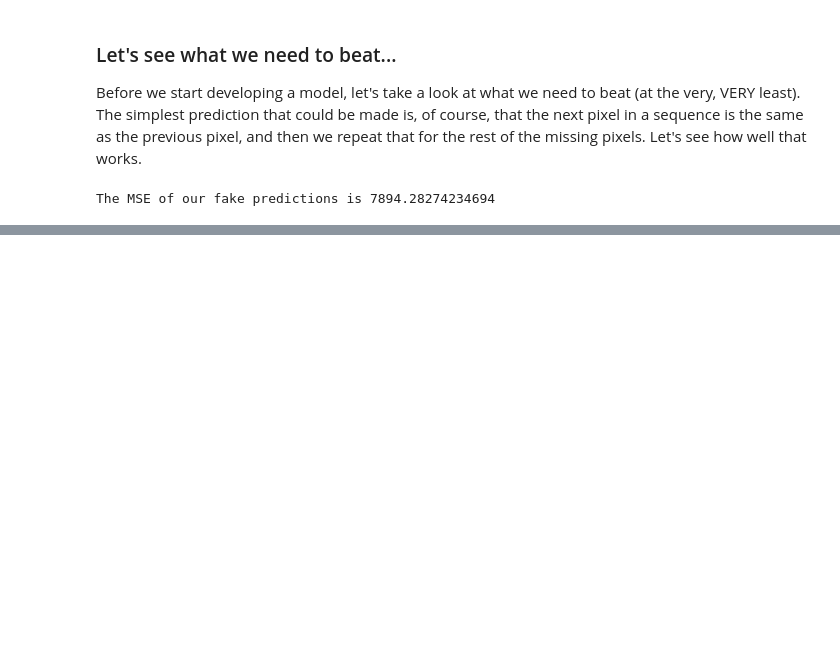
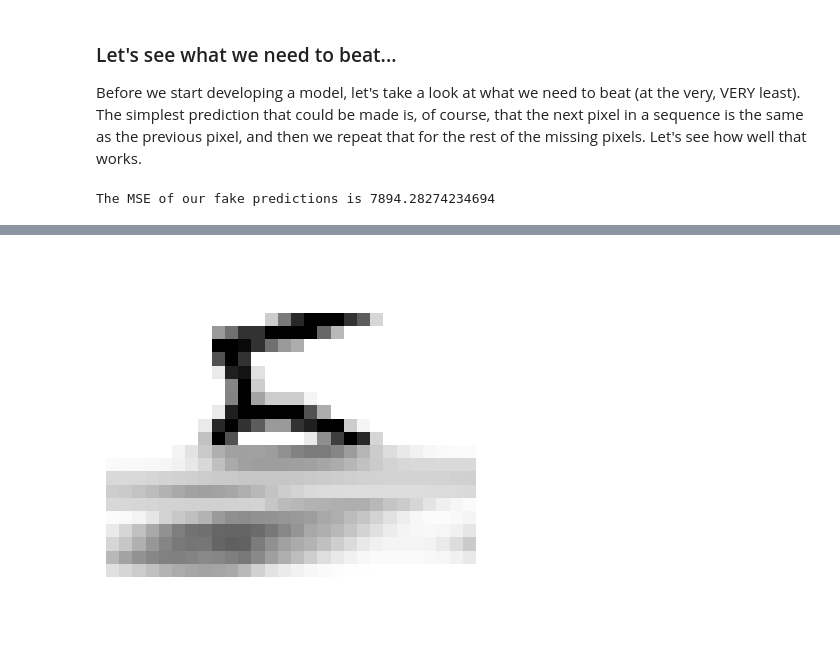
Before and after one commit to patrickSeegmiller/MADNIST, a Jupyter notebook: bad_art.ipynb, the cells around one changed output, grey strips where cells are left out. Cells and saved outputs as stored; diff of their text form; code cells hidden in the pictures; blank space fills up the shorter version.

```diff
--- a/bad_art.ipynb
+++ b/bad_art.ipynb
@@ -358,0 +497,21 @@ plt.show()
+# %%
+mnist_finisher = keras.models.load_model("models/mnist_finisher.h5")
+# %%
+next_image = X_test[15]
+next_image = np.expand_dims(next_image, axis=0)
+next_image = np.expand_dims(next_image, axis=-1)
+
+# Let's predict the next 392 pixels
+next_image_pred = mnist_finisher.predict(next_image)
+
+# Convert the prediction to an array that can be plotted
+next_image_pred = np.array(next_image_pred)
+
+# Combine the input and the prediction
+combined = np.concatenate((X_test[15], next_image_pred[0].ravel()))
+
+# Plot the combined input and prediction
+plt.imshow(convert_sequence_to_array(combined), cmap="binary")
+plt.axis("off")
+plt.show()
+# %% [output]
@@ -358,0 +519 @@ plt.show()
+[figure, added]
```
Also changed, not shown: parts of 32 cells of this notebook, 3 other files.
